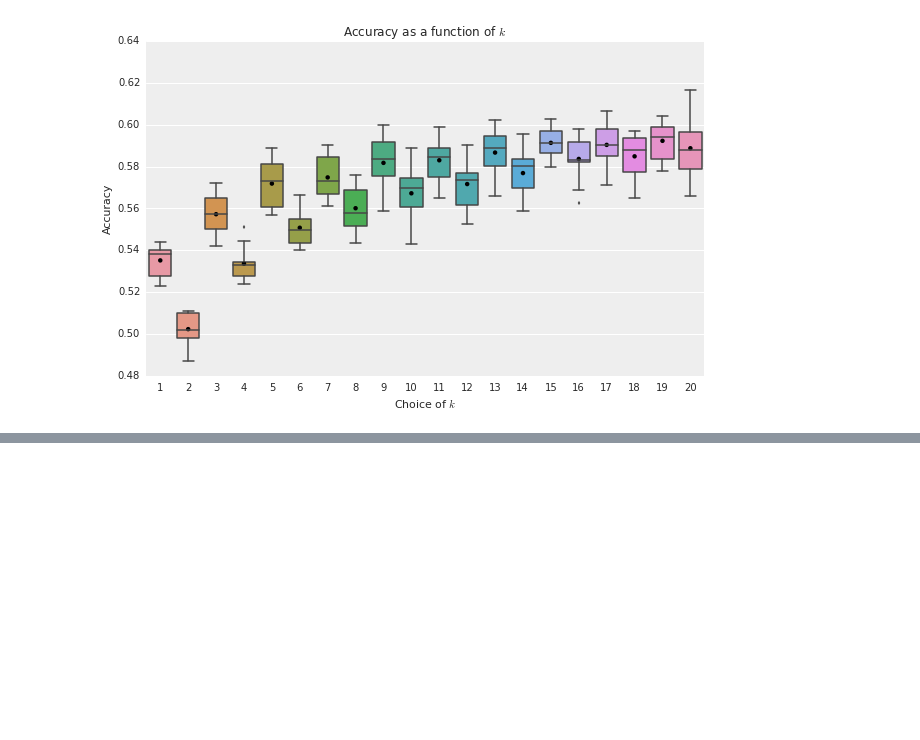
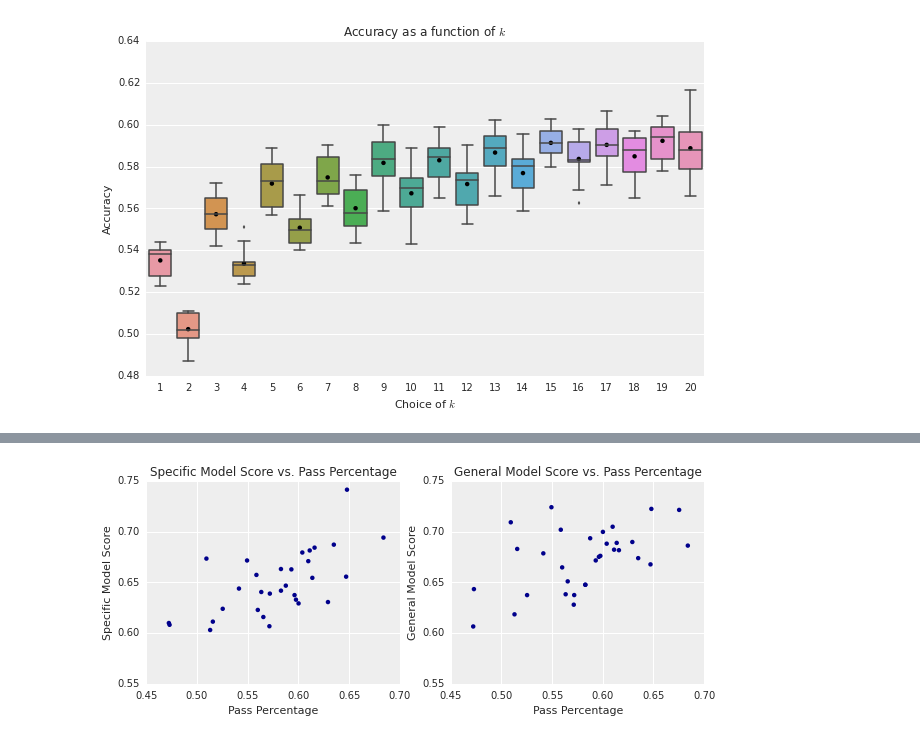
Before and after one commit to araftery/cs109-final-project, a Jupyter notebook: notebook.ipynb, the cells around one changed output, grey strips where cells are left out. Cells and saved outputs as stored; diff of their text form; code cells hidden in the pictures; blank space fills up the shorter version.

Commit message:
add team-specific models

```diff
--- a/notebook.ipynb
+++ b/notebook.ipynb
@@ -390,5 +395,6 @@ df_subset.head()
 # %%
 classifier = RandomForestClassifier(n_estimators=200)
 classifier.fit(x_train, y_train)
+general_model = classifier
 classifier.score(x_test, y_test)
 # %% [output]
@@ -432,0 +472,22 @@ plt.show()
+# %%
+for team in df['Tm'].unique():
+    team_mean = df[df['Tm'] == team]['Pass'].mean()
+    team_scores.loc[team_scores['Tm'] == team, 'Pass Pctg'] = team_mean
+team_scores['Specific - Pass Pctg'] = team_scores['Specific Model Score'] - team_scores['Pass Pctg']
+# %%
+x_tests = {}
+y_tests = {}
+for team in df['Tm'].unique():
+    x_test_df = pd.DataFrame(x_test_with_team)
+    y_test_df = pd.DataFrame(y_test_with_team)
+    x_tests[team] = np.array([i[:-1].astype(np.float) for i in np.array(x_test_df[x_test_df[20] == team])])
+    y_tests[team] = np.array([i[:-1][0] for i in np.array(y_test_df[y_test_df[1] == team])]).astype(np.int)
+
+for team in df['Tm'].unique():
+    score = general_model.score(x_tests[team], y_tests[team])
+    team_scores.loc[team_scores['Tm'] == team, 'General Model Score'] = score
+# %%
+team_scores['Specific - General'] = team_scores['Specific Model Score'] - team_scores['General Model Score']
+team_scores['General - Pass Pctg'] = team_scores['General Model Score'] - team_scores['Pass Pctg']
+display(team_scores.sort('Specific - General', ascending=False))
+display(team_scores.describe())
@@ -432,0 +523,21 @@ plt.show()
+# %%
+axis_lims = [.45, .7, .55, .75]
+
+p1 = plt.subplot(121)
+plt.scatter(team_scores['Pass Pctg'], team_scores['Specific Model Score'], c='darkblue')
+plt.xlabel('Pass Percentage')
+plt.ylabel('Specific Model Score')
+plt.title('Specific Model Score vs. Pass Percentage')
+plt.axis(axis_lims)
+p1.set_aspect('equal')
+
+
+p2 = plt.subplot(122)
+plt.scatter(team_scores['Pass Pctg'], team_scores['General Model Score'], c='darkblue')
+plt.xlabel('Pass Percentage')
+plt.ylabel('General Model Score')
+plt.title('General Model Score vs. Pass Percentage')
+plt.axis(axis_lims)
+p2.set_aspect('equal')
+# %% [output]
+[figure, added]
```
Also changed, not shown: parts of 15 cells of this notebook.
